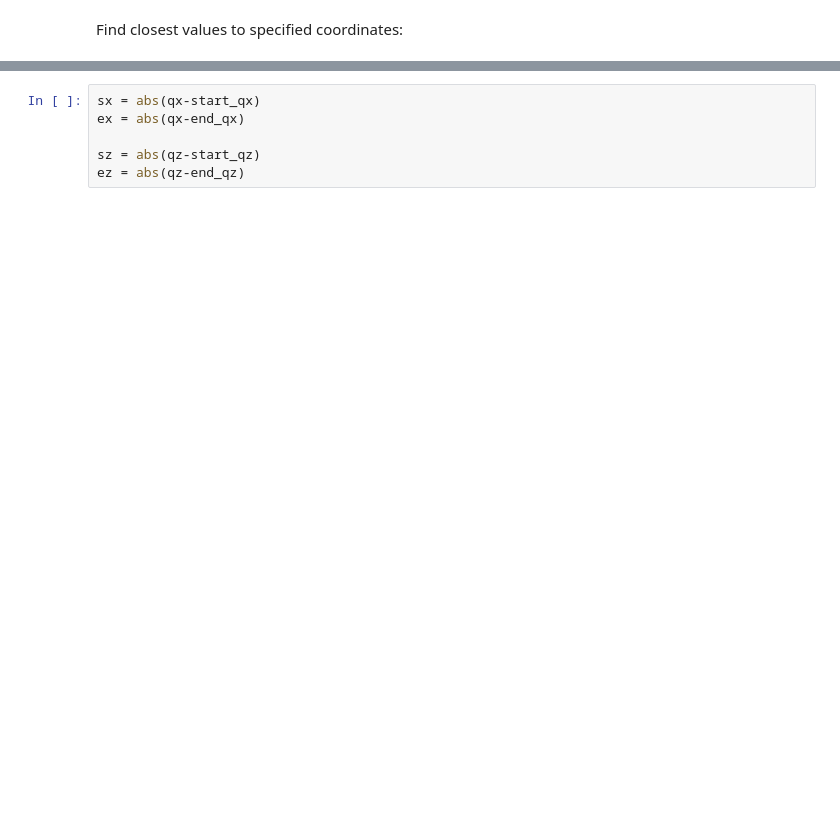
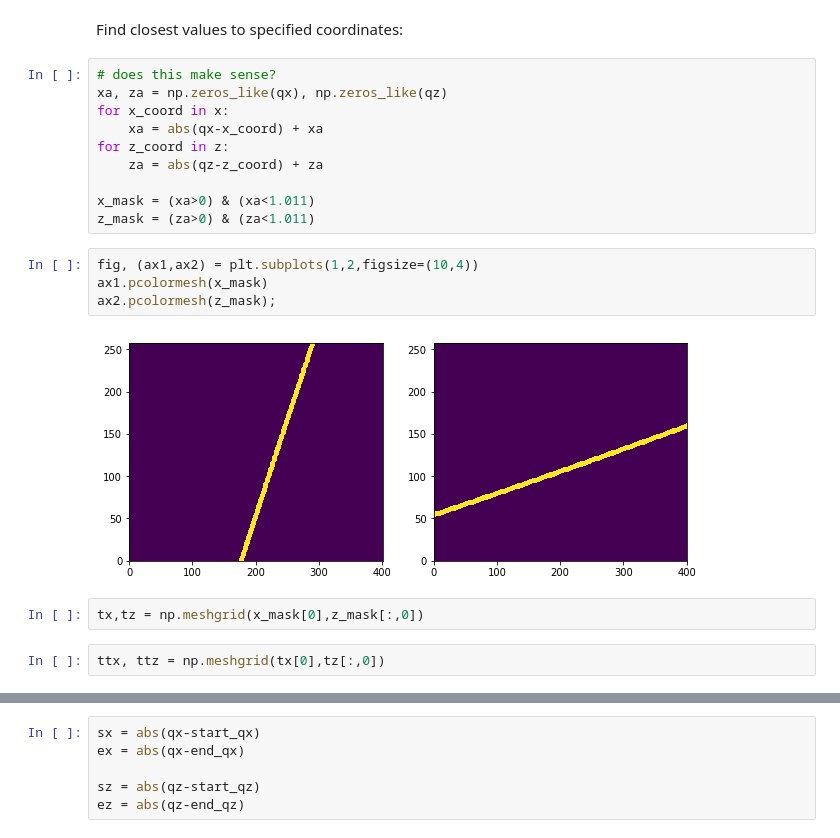
Before and after one commit to ezatterin/edoxrd, a Jupyter notebook: examples/devel_cuts.ipynb, the cells around one changed output, grey strips where cells are left out. Cells and saved outputs as stored; diff of their text form; blank space fills up the shorter version.

```diff
--- a/examples/devel_cuts.ipynb
+++ b/examples/devel_cuts.ipynb
@@ -81,2 +86,22 @@ plt.plot([start_qx, end_qx], [start_qz, end_qz], c='red');
 # %% [markdown]
 Find closest values to specified coordinates:
+# %%
+# does this make sense?
+xa, za = np.zeros_like(qx), np.zeros_like(qz)
+for x_coord in x:
+    xa = abs(qx-x_coord) + xa
+for z_coord in z:
+    za = abs(qz-z_coord) + za
+
+x_mask = (xa>0) & (xa<1.011)
+z_mask = (za>0) & (za<1.011)
+# %%
+fig, (ax1,ax2) = plt.subplots(1,2,figsize=(10,4))
+ax1.pcolormesh(x_mask)
+ax2.pcolormesh(z_mask);
+# %% [output]
+[figure, added]
+# %%
+tx,tz = np.meshgrid(x_mask[0],z_mask[:,0])
+# %%
+ttx, ttz = np.meshgrid(tx[0],tz[:,0])
```
Also changed, not shown: parts of 10 cells of this notebook.
